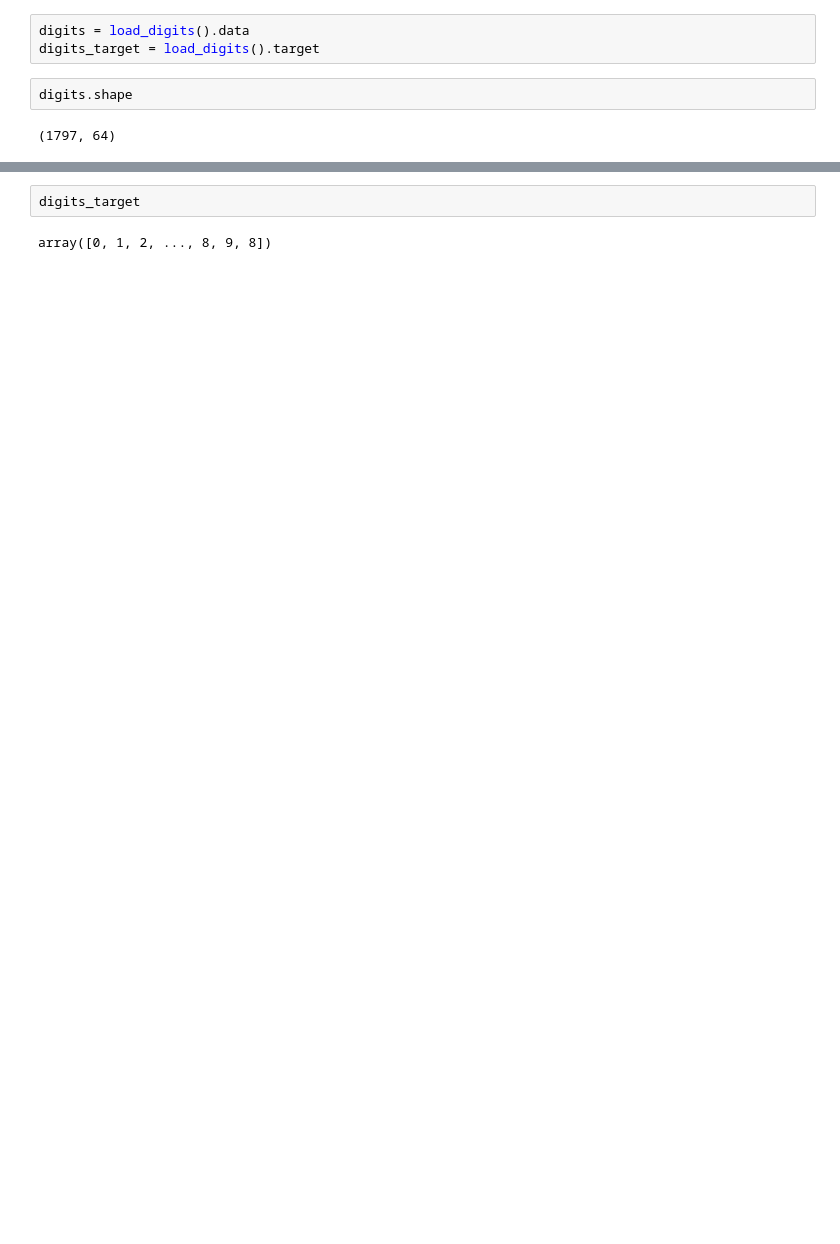
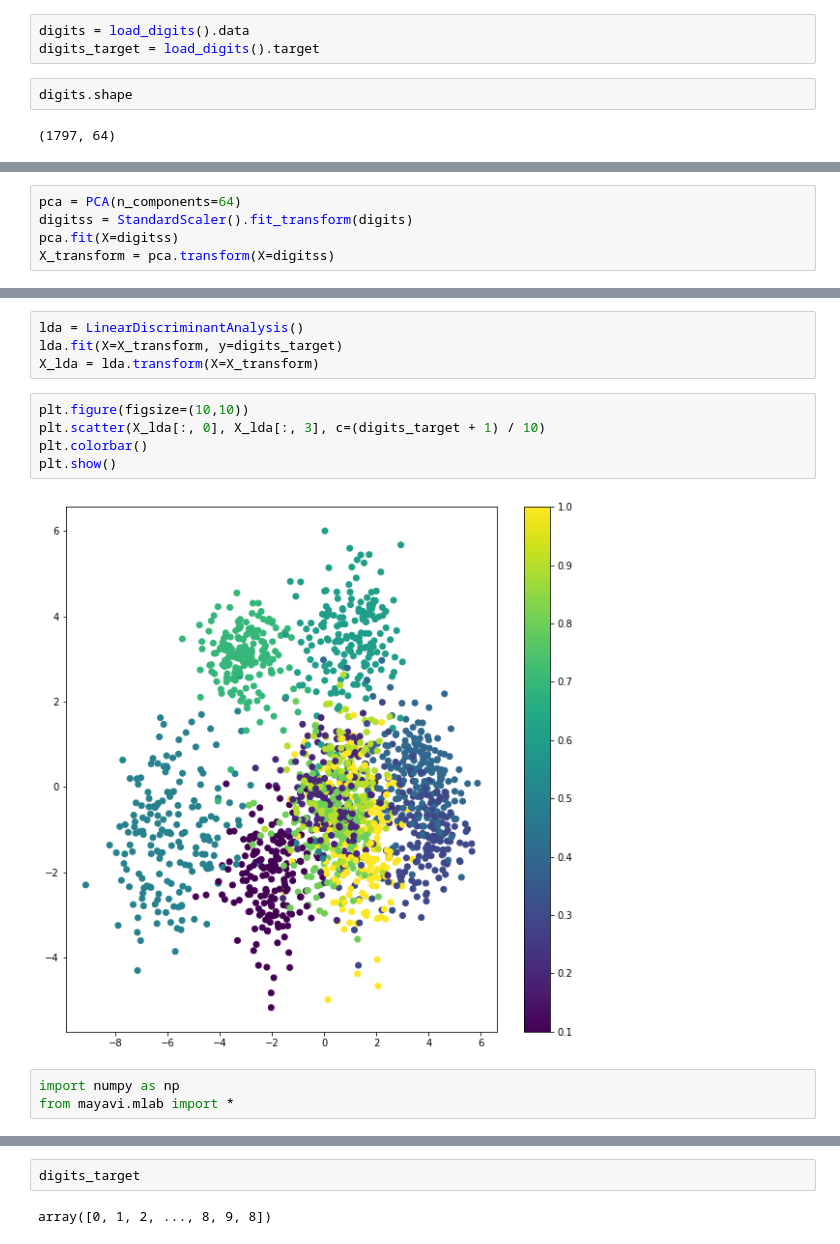
Before and after one commit to ramonapariciog/LIAPRE-Masters, a Jupyter notebook: clases/clase_2_svm_digits.ipynb, the cells around one changed output, grey strips where cells are left out. Saved outputs shown, nothing was run; the diff lists cells and outputs as text; blank space fills up the shorter version.

```diff
--- a/clases/clase_2_svm_digits.ipynb
+++ b/clases/clase_2_svm_digits.ipynb
@@ -35,0 +41,5 @@ for i in range(10):
+# %%
+pca = PCA(n_components=64)
+digitss = StandardScaler().fit_transform(digits)
+pca.fit(X=digitss)
+X_transform = pca.transform(X=digitss)
@@ -35,0 +52,14 @@ for i in range(10):
+# %%
+lda = LinearDiscriminantAnalysis()
+lda.fit(X=X_transform, y=digits_target)
+X_lda = lda.transform(X=X_transform)
+# %%
+plt.figure(figsize=(10,10))
+plt.scatter(X_lda[:, 0], X_lda[:, 3], c=(digits_target + 1) / 10)
+plt.colorbar()
+plt.show()
+# %% [output]
+[figure, added]
+# %%
+import numpy as np
+from mayavi.mlab import *
```
Also changed, not shown: parts of 32 cells of this notebook.
